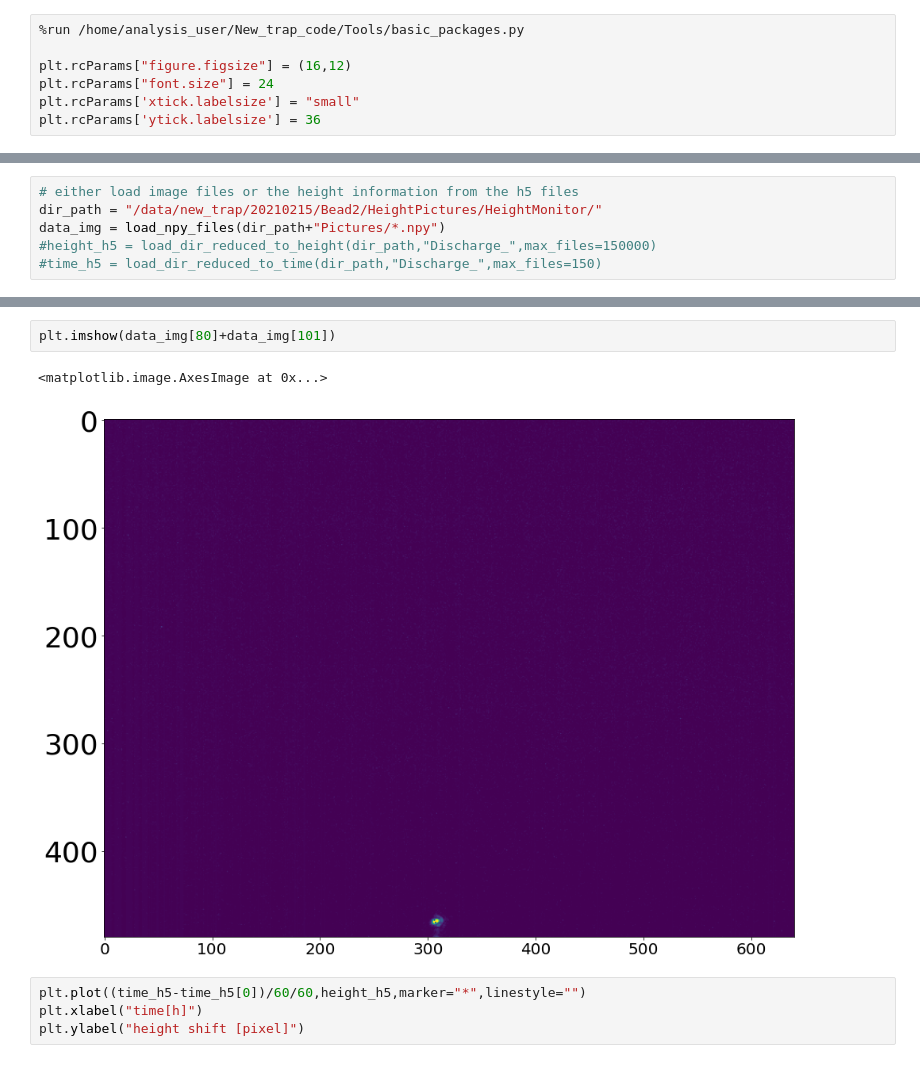
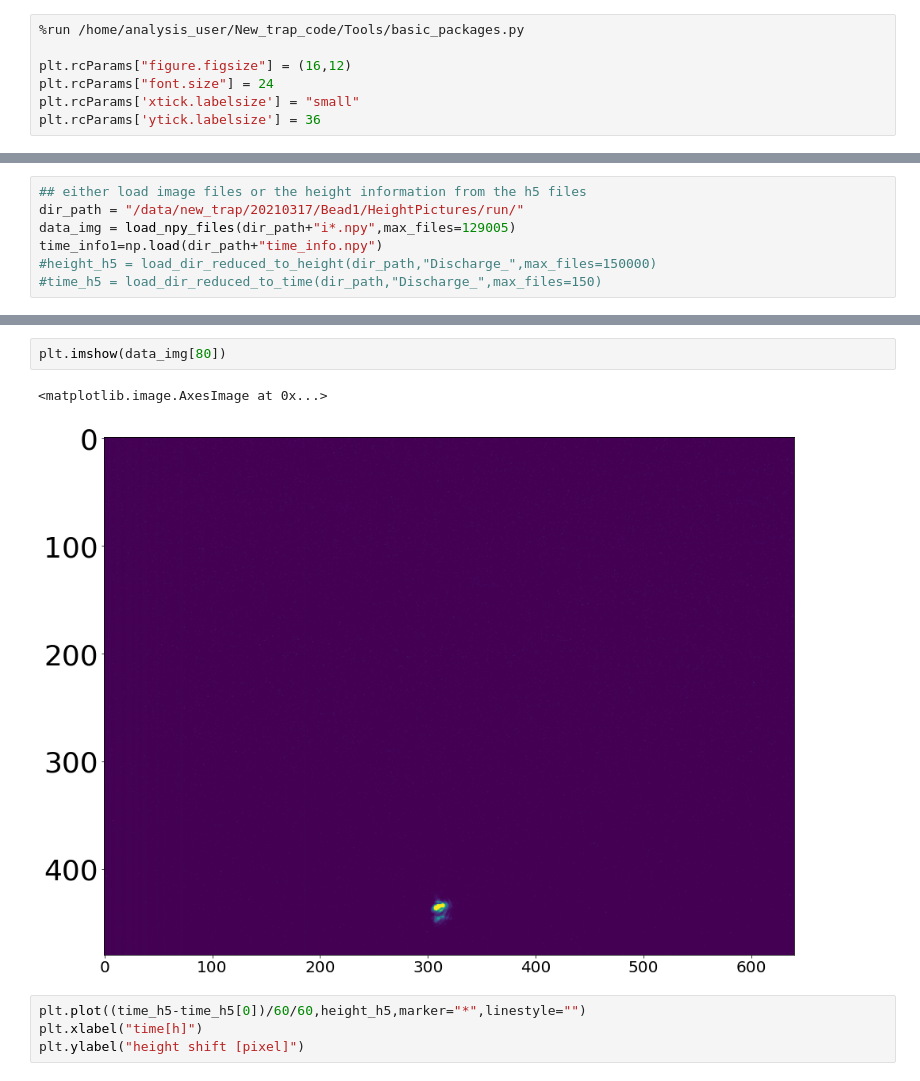
Before and after one commit to stanfordbeads/New_trap_code, a Jupyter notebook: Scripts/General_Height_Analysis_20210209.ipynb, the cells around one changed output, grey strips where cells are left out. Saved outputs shown, nothing was run; the diff lists cells and outputs as text.

```diff
--- a/Scripts/General_Height_Analysis_20210209.ipynb
+++ b/Scripts/General_Height_Analysis_20210209.ipynb
@@ -8,6 +57,7 @@ plt.rcParams['ytick.labelsize'] = 36
 # %%
-# either load image files or the height information from the h5 files
-dir_path = "/data/new_trap/20210215/Bead2/HeightPictures/HeightMonitor/"
-data_img = load_npy_files(dir_path+"Pictures/*.npy")
+## either load image files or the height information from the h5 files
+dir_path = "/data/new_trap/20210317/Bead1/HeightPictures/run/"
+data_img = load_npy_files(dir_path+"i*.npy",max_files=129005)
+time_info1=np.load(dir_path+"time_info.npy")
 #height_h5 = load_dir_reduced_to_height(dir_path,"Discharge_",max_files=150000)
 #time_h5 = load_dir_reduced_to_time(dir_path,"Discharge_",max_files=150)
@@ -46,8 +133,8 @@ plt.show()
 # %%
-plt.imshow(data_img[80]+data_img[101])
+plt.imshow(data_img[80])
 # %% [output]
 <matplotlib.image.AxesImage at 0x...>
-[figure, old version]
+[figure, new version]
 # %%
 plt.plot((time_h5-time_h5[0])/60/60,height_h5,marker="*",linestyle="")
 plt.xlabel("time[h]")
```
Also changed, not shown: parts of 18 cells of this notebook, 47 other files.
